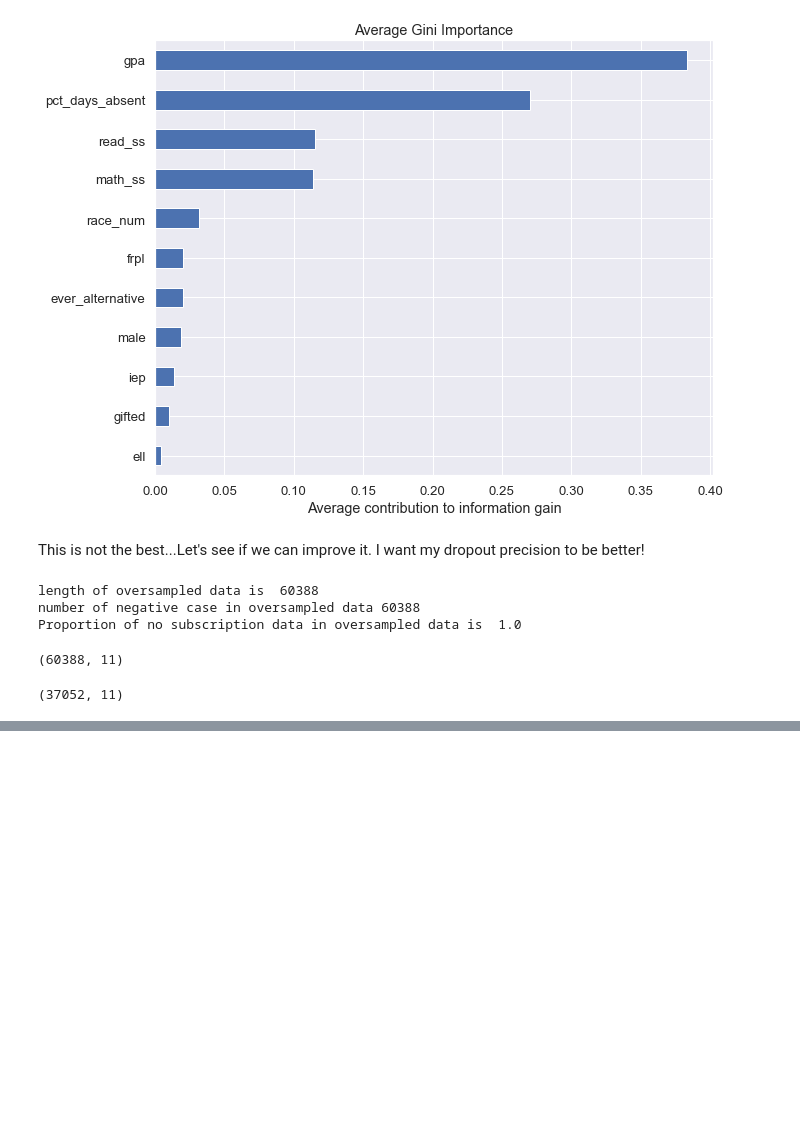
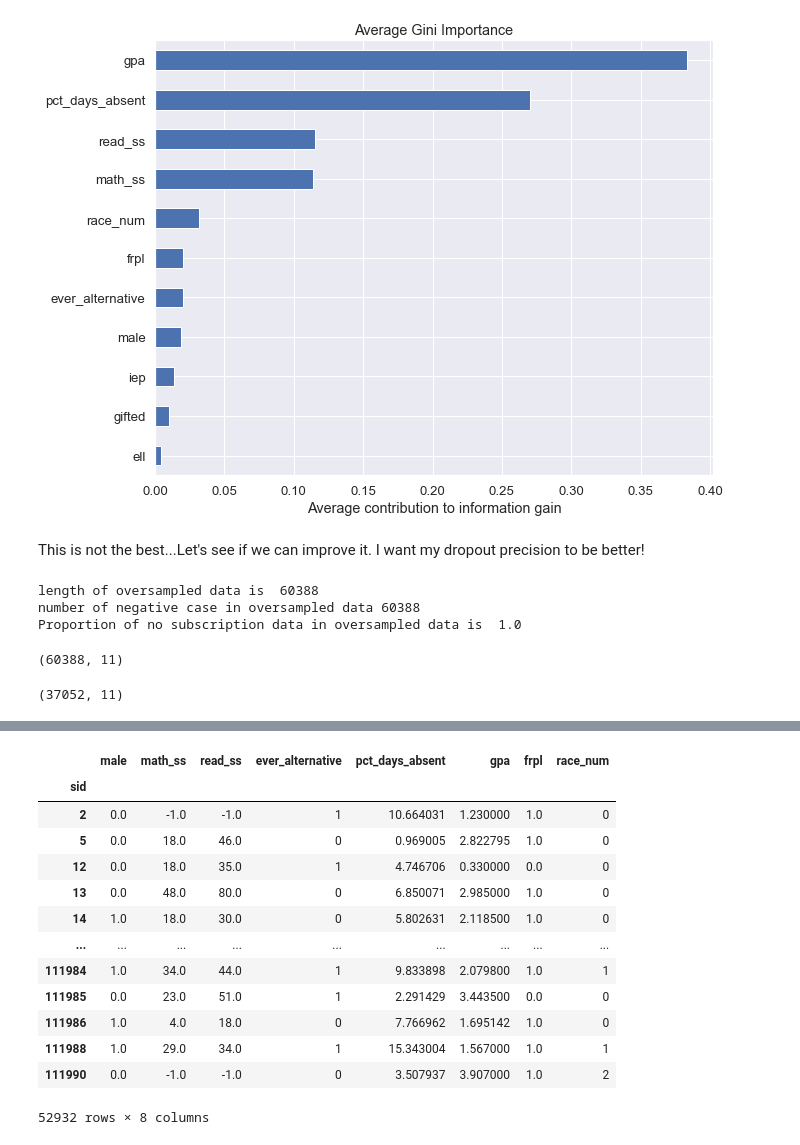
Before and after one commit to smileyfresh/dropout_predicting, a Jupyter notebook: 9th Grade Dropout Predictor.ipynb, the cells around one changed output, grey strips where cells are left out. Drawn from its saved outputs; the diff is of its cells as text; code cells hidden in the pictures; blank space fills up the shorter version.

```diff
--- a/9th Grade Dropout Predictor.ipynb
+++ b/9th Grade Dropout Predictor.ipynb
@@ -154,0 +186,2 @@ rf.score(X_test,y_test)
+# %%
+lowest_features = feat_scores.index[:3]
@@ -154,0 +207,17 @@ rf.score(X_test,y_test)
+# %%
+X_new
+# %% [output]
+|  | male | math_ss | read_ss | ever_alternative | pct_days_absent | gpa | frpl | race_num |
+| sid |  |  |  |  |  |  |  |  |
+| 2 | 0.0 | -1.0 | -1.0 | 1 | 10.664031 | 1.230000 | 1.0 | 0 |
+| 5 | 0.0 | 18.0 | 46.0 | 0 | 0.969005 | 2.822795 | 1.0 | 0 |
+| 12 | 0.0 | 18.0 | 35.0 | 1 | 4.746706 | 0.330000 | 0.0 | 0 |
+| 13 | 0.0 | 48.0 | 80.0 | 0 | 6.850071 | 2.985000 | 1.0 | 0 |
+| 14 | 1.0 | 18.0 | 30.0 | 0 | 5.802631 | 2.118500 | 1.0 | 0 |
+| ... | ... | ... | ... | ... | ... | ... | ... | ... |
+| 111984 | 1.0 | 34.0 | 44.0 | 1 | 9.833898 | 2.079800 | 1.0 | 1 |
+| 111985 | 0.0 | 23.0 | 51.0 | 1 | 2.291429 | 3.443500 | 0.0 | 0 |
+| 111986 | 1.0 | 4.0 | 18.0 | 0 | 7.766962 | 1.695142 | 1.0 | 0 |
+| 111988 | 1.0 | 29.0 | 34.0 | 1 | 15.343004 | 1.567000 | 1.0 | 1 |
+| 111990 | 0.0 | -1.0 | -1.0 | 0 | 3.507937 | 3.907000 | 1.0 | 2 |
+52932 rows × 8 columns
```
Also changed, not shown: parts of 16 cells of this notebook, 1 other file.
